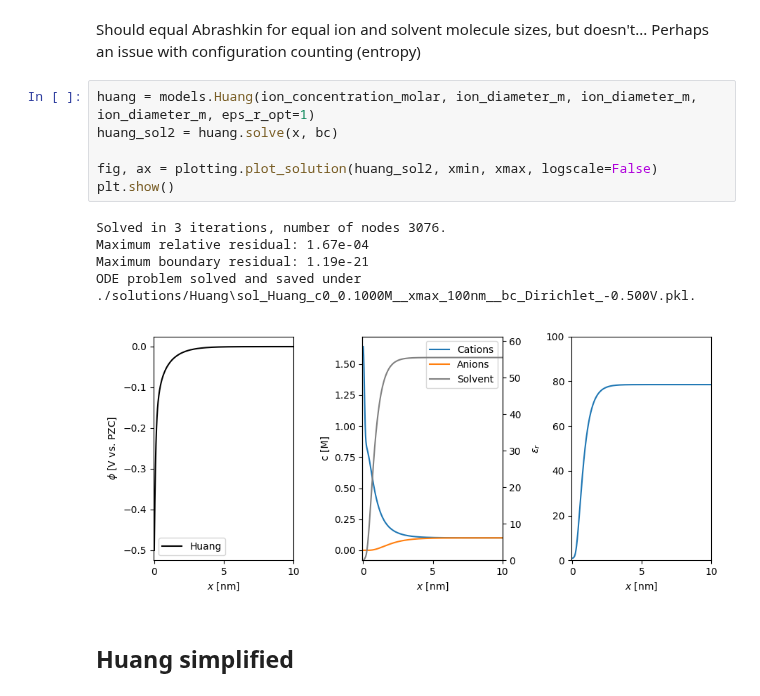
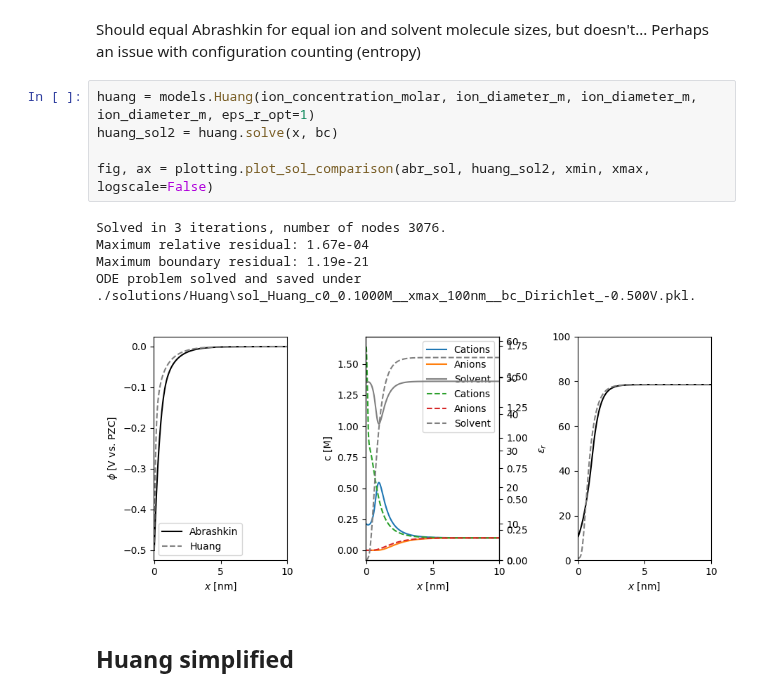
Before and after one commit to lucasdekam/frumkin, a Jupyter notebook: spatial-profiles.ipynb, the cells around one changed output. Drawn from its saved outputs; the diff is of its cells as text.

```diff
--- a/spatial-profiles.ipynb
+++ b/spatial-profiles.ipynb
@@ -79,15 +79,14 @@ Should equal Abrashkin for equal ion and solvent molecule sizes, but doesn't...
 # %%
 huang = models.Huang(ion_concentration_molar, ion_diameter_m, ion_diameter_m, ion_diameter_m, eps_r_opt=1)
 huang_sol2 = huang.solve(x, bc)
 
-fig, ax = plotting.plot_solution(huang_sol2, xmin, xmax, logscale=False)
-plt.show()
+fig, ax = plotting.plot_sol_comparison(abr_sol, huang_sol2, xmin, xmax, logscale=False)
 # %% [output]
 Solved in 3 iterations, number of nodes 3076.
 Maximum relative residual: 1.67e-04
 Maximum boundary residual: 1.19e-21
 ODE problem solved and saved under ./solutions/Huang\sol_Huang_c0_0.1000M__xmax_100nm__bc_Dirichlet_-0.500V.pkl.
-[figure, old version]
+[figure, new version]
 # %% [markdown]
 ## Huang simplified
 # %%
```
Also changed, not shown: parts of 1 cell of this notebook.
